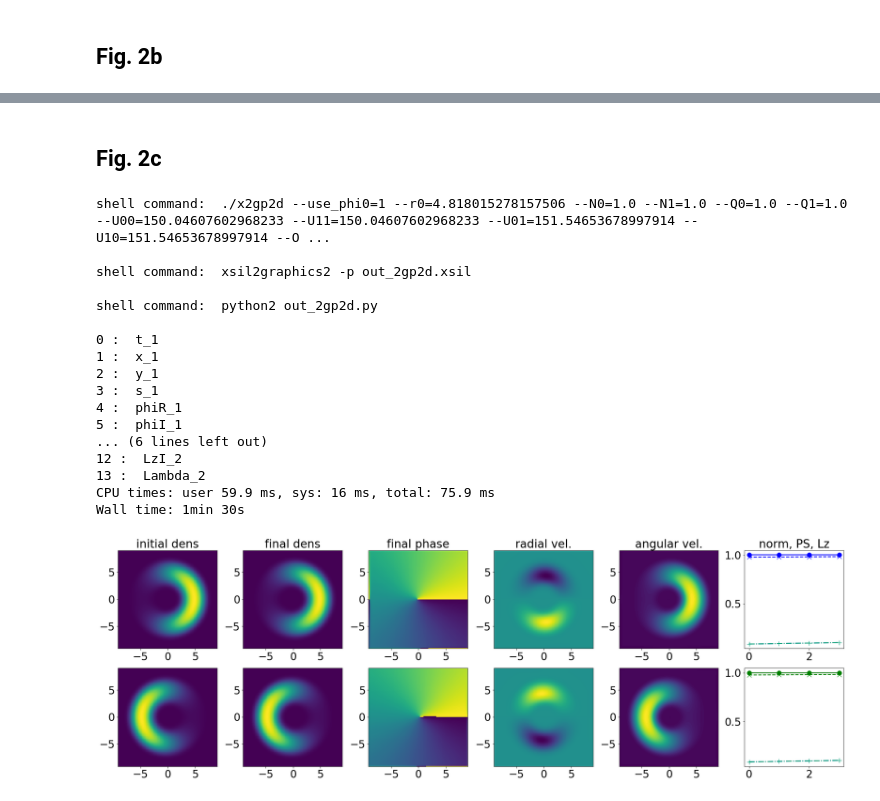
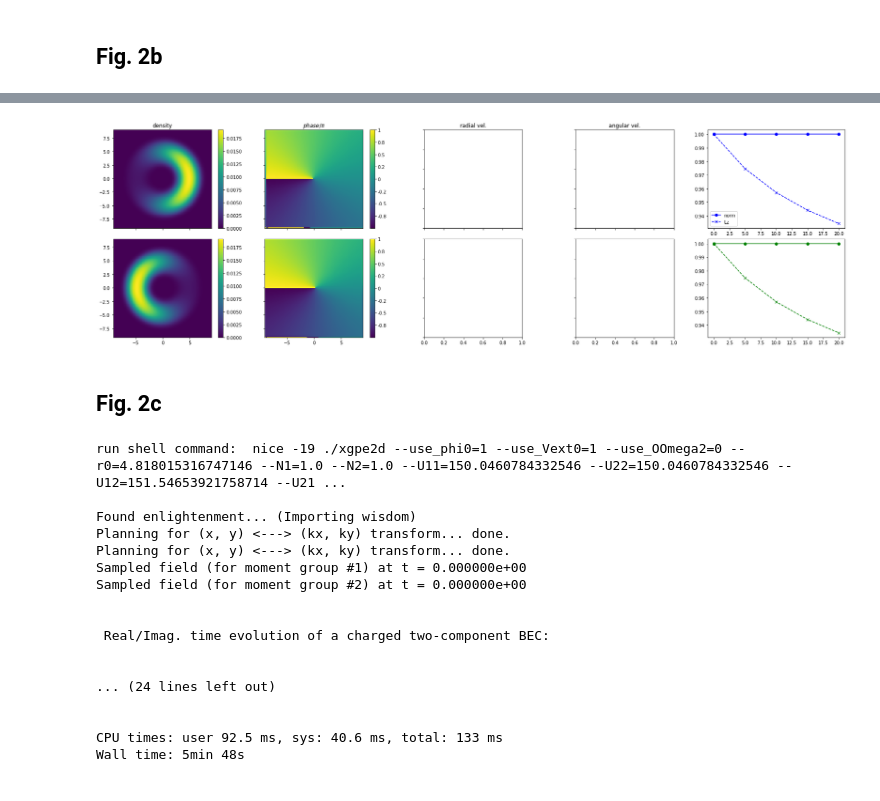
Before and after one commit to seyyareaksu/charged_2BEC_2d, a Jupyter notebook: busch.ipynb, the cells around one changed output, grey strips where cells are left out. Saved outputs shown, nothing was run; the diff lists cells and outputs as text; code cells hidden in the pictures.

Commit message:
save and read XMDS output as python dictionary. work on busch.ipynb. add plot_results function.

```diff
--- a/busch.ipynb
+++ b/busch.ipynb
@@ -61,21 +67,0 @@ print(r0,g0, Omega)
-# %%
-omega_r = 2*np.pi*30000 # Hz
-r_0 = 0.3e-6 # m
-Ng = 1.1564e-41 # (Js)**2/kg
-mRb87 = 86.9*1.660539040e-27 # kg
-hbar = 1.054571800e-34 # J*s
-
-# length scale
-a_r = np.sqrt(hbar/(mRb87*omega_r))
-
-# ring radius
-r0 = r_0 / a_r
-
-print("a_r =", a_r, "r_0/a_r", r0)
-
-# interactions
-g0 = Ng/(hbar*omega_r*a_r**2)
-
-print("Ng/hbar*omega =", g0, 1.01*g0)
-
-print("Omega / omega_r", 1000./30000)
@@ -160,8 +142,8 @@ args= {
       "U22"         : g0,
       "U12"         : 1.01*g0,
       "U21"         : 1.01*g0,
-      "Omega1"      : 1./30,
-      "Omega2"      : 1./30
+      "Omega1"      : Omega,
+      "Omega2"      : Omega,
       }
 # %%
 %%time
@@ -190,4 +168,0 @@ sys.path.insert(1,'/home/subasi/xmds-3.0.0/')
-# %%
-outfile="out_gpe2d"
-cmdline=('xsil2graphics2 -p '+ outfile+'.xsil')
-xmds.run_shell_command(cmdline)
@@ -259,0 +180,3 @@ saved file 2phi0.h5
+# %%
+xmds.save_xmds_output();
+var_dict = xmds.get_xmds_output()
@@ -260,31 +191,34 @@ saved file 2phi0.h5
+# %%
+xmds.plot_results(var_dict)
+# %% [output]
+[figure, added]
 # %% [markdown]
 ## Fig. 2c
 # %%
 %%time
-args["Omega"]=-1.4/30
-py2gp2d.run_xmds(args_dict=args)
+args["Omega1"]   = 1.4/30
+args["Omega2"]   = 1.4/30
+args["use_phi0"] = 0,
 
-py2gp2d.save_xmds_output(listvariables=True);
-out2 = py2gp2d.get_xmds_output(outfile="out_2gp2d")
+xmds.run_xmds(args_dict=args)
+
+xmds.save_xmds_output()
+var_dict2=xmds.get_xmds_output()
 # %% [output]
-shell command:  ./x2gp2d --use_phi0=1 --r0=4.818015278157506 --N0=1.0 --N1=1.0 --Q0=1.0 --Q1=1.0 --U00=150.04607602968233 --U11=150.04607602968233 --U01=151.54653678997914 --U10=151.54653678997914 --O ...
+run shell command:  nice -19 ./xgpe2d --use_phi0=1 --use_Vext0=1 --use_OOmega2=0 --r0=4.818015316747146 --N1=1.0 --N2=1.0 --U11=150.0460784332546 --U22=150.0460784332546 --U12=151.54653921758714 --U21 ...
 
-shell command:  xsil2graphics2 -p out_2gp2d.xsil
+Found enlightenment... (Importing wisdom)
+Planning for (x, y) <---> (kx, ky) transform... done.
+Planning for (x, y) <---> (kx, ky) transform... done.
+Sampled field (for moment group #1) at t = 0.000000e+00
+Sampled field (for moment group #2) at t = 0.000000e+00
 
-shell command:  python2 out_2gp2d.py
 
-0 :  t_1
-1 :  x_1
-2 :  y_1
-3 :  s_1
-4 :  phiR_1
-5 :  phiI_1
-... (6 lines left out)
-12 :  LzI_2
-13 :  Lambda_2
-CPU times: user 59.9 ms, sys: 16 ms, total: 75.9 ms
-Wall time: 1min 30s
+ Real/Imag. time evolution of a charged two-component BEC:
+
+
+... (24 lines left out)
+
+
+CPU times: user 92.5 ms, sys: 40.6 ms, total: 133 ms
+Wall time: 5min 48s
-# %%
-py2gp2d.plot_results(out2)
-# %% [output]
-[figure, removed]
```
Also changed, not shown: parts of 23 cells of this notebook, 2 other files.
